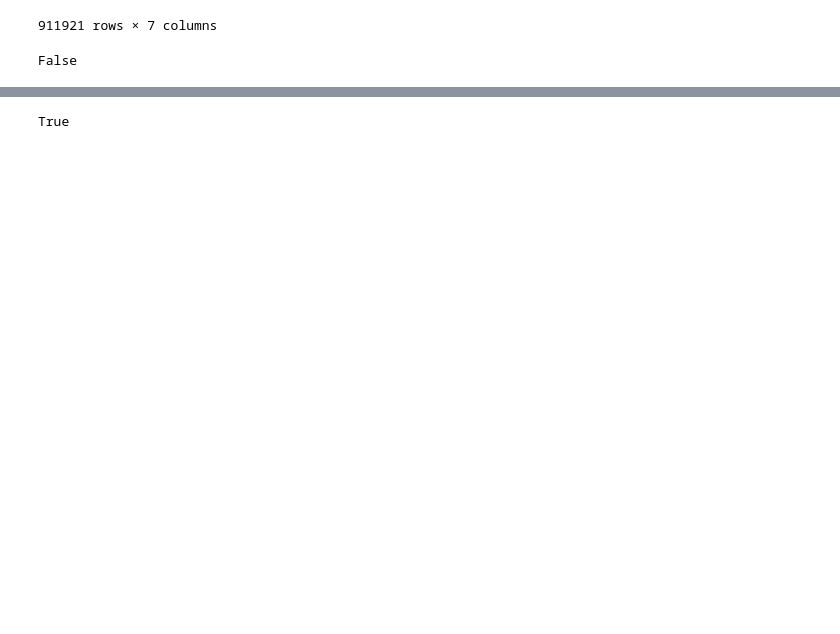
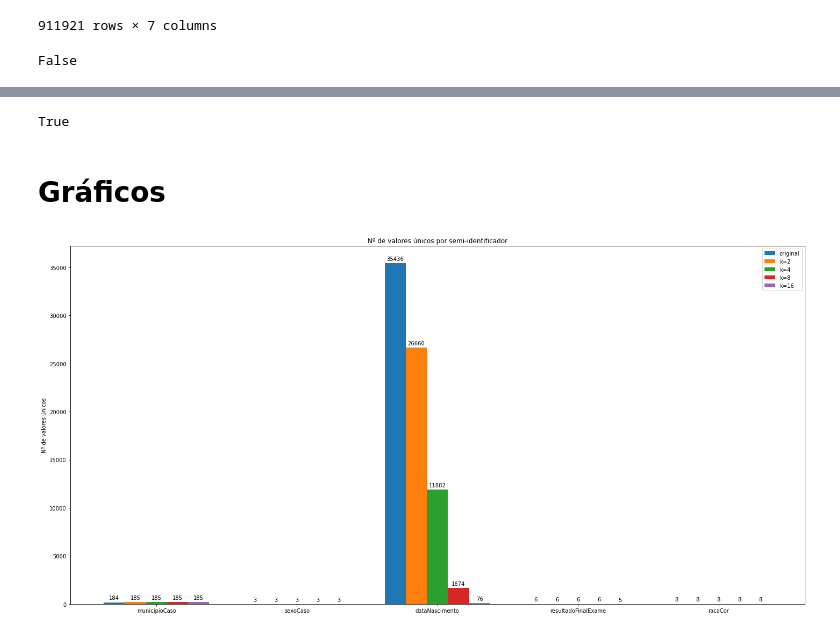
Before and after one commit to rafero1/k-anonymity-supression, a Jupyter notebook: k-anonymity suppression.ipynb, the cells around one changed output, grey strips where cells are left out. Cells and saved outputs as stored; diff of their text form; code cells hidden in the pictures; blank space fills up the shorter version.

Commit message:
finaliza gráficos

```diff
--- a/k-anonymity suppression.ipynb
+++ b/k-anonymity suppression.ipynb
@@ -350,8 +342,57 @@ Wall time: 2.58 s
 | 1266275 | CRATEUS | FEMININO | * | Negativo | * | ... |
 | 1266276 | JUAZEIRO DO NORTE | FEMININO | * | Positivo | * | ... |
 911921 rows × 7 columns
-# %%
-is_k_anon(df16, semi_id, k=16)
-# generate_csv(df16, k=16)
-# %% [output]
-True
+# %%
+# generate_csv(df16, k=16)
+is_k_anon(df16, semi_id, k=16)
+# %% [output]
+True
+# %% [markdown]
+# Gráficos
+# %%
+import matplotlib.pyplot as plt
+
+def autolabel(rects):
+    """Attach a text label above each bar in *rects*, displaying its height."""
+    for rect in rects:
+        height = rect.get_height()
+        ax.annotate('{}'.format(height),
+                    xy=(rect.get_x() + rect.get_width() / 2, height),
+                    xytext=(0, 3),  # 3 points vertical offset
+                    textcoords="offset points",
+                    ha='center', va='bottom')
+# %%
+labels = semi_id
+d   = dict(df[semi_id].nunique())
+d2  = dict(df2[semi_id].nunique())
+d4  = dict(df4[semi_id].nunique())
+d8  = dict(df8[semi_id].nunique())
+d16 = dict(df16[semi_id].nunique())
+
+x = np.arange(len(labels))
+width = 0.15
+
+fig, ax = plt.subplots(figsize=(20, 10))
+rects1 = ax.bar(x - width*2, d.values(), width, label='original')
+rects2 = ax.bar(x - width, d2.values(), width, label='k=2')
+rects3 = ax.bar(x, d4.values(), width, label='k=4')
+rects4 = ax.bar(x + width, d8.values(), width, label='k=8')
+rects5 = ax.bar(x + width*2, d16.values(), width, label='k=16')
+
+ax.set_title('Nº de valores únicos por semi-identificador')
+ax.set_ylabel('Nº de valores únicos')
+ax.set_xticks(x)
+ax.set_xticklabels(labels)
+ax.legend()
+
+autolabel(rects1)
+autolabel(rects2)
+autolabel(rects3)
+autolabel(rects4)
+autolabel(rects5)
+
+fig.tight_layout()
+fig.savefig('uniq_semi_id')
+plt.show()
+# %% [output]
+[figure, added]
```
Also changed, not shown: parts of 23 cells of this notebook, 10 other files.
